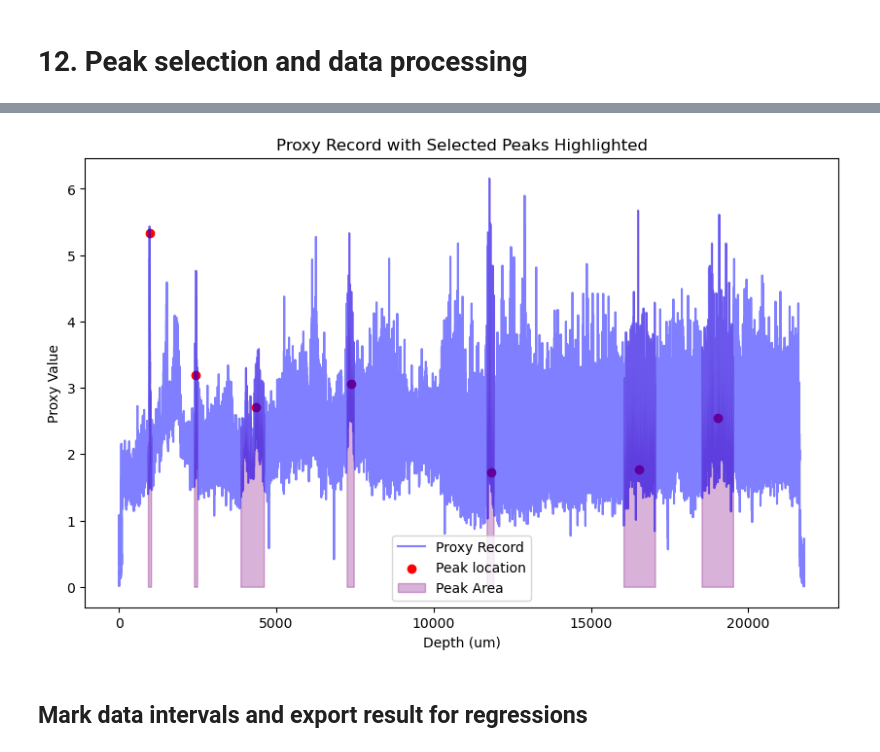
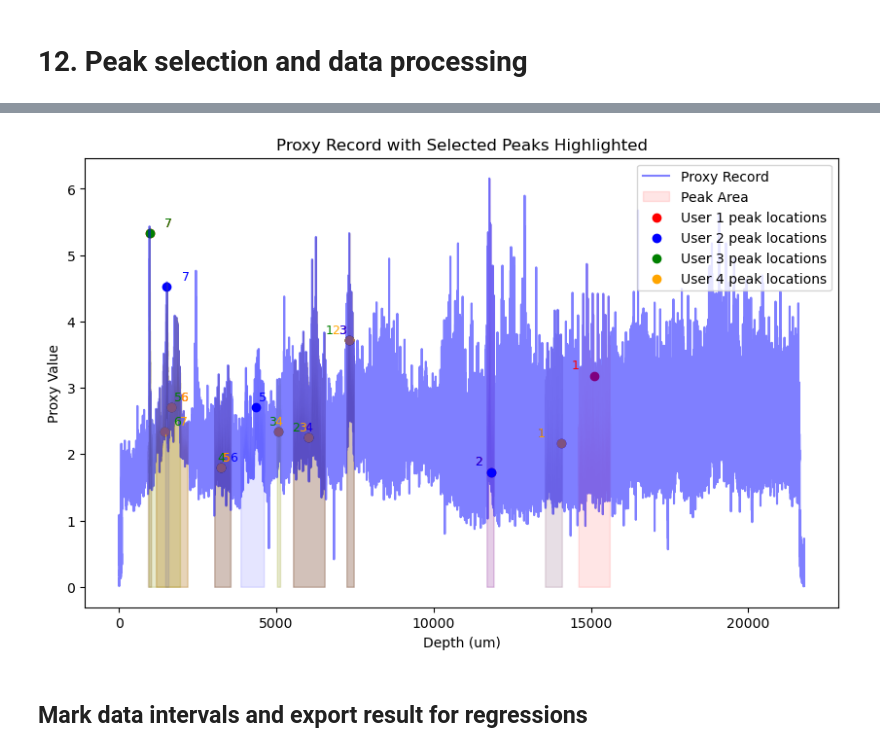
Before and after one commit to nielsjdewinter/Cleanalyze_python, a Jupyter notebook: Cleanalyze_G652_sub.ipynb, the cells around one changed output, grey strips where cells are left out. Saved outputs shown, nothing was run; the diff lists cells and outputs as text; code cells hidden in the pictures.

Commit message:
Finished reprocessing Cleanalyze results based on manual detection.

```diff
--- a/Cleanalyze_G652_sub.ipynb
+++ b/Cleanalyze_G652_sub.ipynb
@@ -713,0 +716,14 @@ Plot saved to Cleanalyze_results/G652_sub_combined_likelihood_plot.png
+# %%
+# Load CSV files with peak detection results from all users
+peakID_1 = pd.read_csv('peak_selection/SpikeIDs_1.csv')
+peakID_2 = pd.read_csv('peak_selection/SpikeIDs_2.csv')
+peakID_3 = pd.read_csv('peak_selection/SpikeIDs_3.csv')
+peakID_4 = pd.read_csv('peak_selection/SpikeIDs_4.csv')
+
+# Extract peak numbers identified by each user for this specimen
+selected_peaks_1 = peakID_1[peakID_1['Specimen'] == 'G652'].iloc[0, 1:].astype(int).values
+selected_peaks_2 = peakID_2[peakID_2['Specimen'] == 'G652'].iloc[0, 1:].values
+selected_peaks_3 = peakID_3[peakID_3['Specimen'] == 'G652'].iloc[0, 1:].values
+selected_peaks_4 = peakID_4[peakID_4['Specimen'] == 'G652'].iloc[0, 1:].values
+
+print(selected_peaks_1)
@@ -714,43 +734,81 @@ Plot saved to Cleanalyze_results/G652_sub_combined_likelihood_plot.png
 # %%
-# Allow the user to select the peaks to keep
-selected_peaks = [2, 5, 8, 13, 16, 21, 24]  # Replace with the indices of the peaks you want to keep (ideally 7 in total)
+# Isolate the characteristics of the selected peaks
+# Create arrays to store peak selections from all users
+all_selected_indices = []
+all_peak_characteristics = []
 
-# Isolate the characteristics of the selected peaks
-selected_indices = np.array([i - 1 for i in selected_peaks])
-selected_peak_indices = peak_indices[selected_indices]
-selected_peak_depths = np.array(peak_depths)[selected_indices]
-selected_peak_proxy_values = np.array(peak_proxies)[selected_indices]
-selected_peak_depth_lefts = np.array(peak_depth_lefts)[selected_indices]
-selected_peak_depth_rights = np.array(peak_depth_rights)[selected_indices]
+for selected_peaks in [selected_peaks_1, selected_peaks_2, selected_peaks_3, selected_peaks_4]:
+    # Convert peak numbers to array indices (subtract 1 since peak numbers start at 1)
+    selected_indices = np.array([int(i) - 1 for i in selected_peaks])
+
+    # Get peak characteristics for this selection from the global peak arrays
+    peak_indices = all_peak_idx[selected_indices]
+    peak_depths = all_peak_depth[selected_indices]
+    peak_proxy_values = all_peak_proxy[selected_indices]
+    peak_depth_lefts = all_peak_depth_left[selected_indices]
+    peak_depth_rights = all_peak_depth_right[selected_indices]
+
+    # Store the results
+    all_selected_indices.append(selected_indices)
+    all_peak_characteristics.append({
+        'indices': peak_indices,
+        'depths': peak_depths,
+        'proxy_values': peak_proxy_values,
+        'depth_lefts': peak_depth_lefts,
+        'depth_rights': peak_depth_rights
+    })
 
 # Adjust the boundaries of selected peaks to ensure a minimum width of 100 micrometers
-for i in range(len(selected_peak_depths)):
-    peak_width = selected_peak_depth_rights[i] - selected_peak_depth_lefts[i]
-    if peak_width < 100:
-        half_width = 50  # Half of the desired minimum width
-        center = selected_peak_depths[i]
-        selected_peak_depth_lefts[i] = center - half_width
-        selected_peak_depth_rights[i] = center + half_width
+for user_peaks in all_peak_characteristics:
+    lefts = user_peaks['depth_lefts']
+    rights = user_peaks['depth_rights']
+    centers = user_peaks['depths']
+    for i in range(len(centers)):
+        peak_width = rights[i] - lefts[i]
+        if peak_width < 100:
+            half_width = 50
+            center = centers[i]
+            lefts[i] = center - half_width
+            rights[i] = center + half_width
 
 # Plot the record along with the selected peaks and shaded areas
 plt.figure(figsize = (10, 6))
 
 # Plot the proxy record
 plt.plot(ts2['depth'], ts2['proxy_filtered'], label = 'Proxy Record', color = 'blue', alpha = 0.5)
 
 # Highlight the selected peaks and shade the areas under the peaks
-for i, peak_idx in enumerate(selected_peak_indices):
-    plt.scatter(selected_peak_depths[i], selected_peak_proxy_values[i], color = 'red', label = f'Peak location' if i == 0 else "")
-    plt.fill_between(ts2['depth'], 0, ts2['proxy_filtered'], where = (ts2['depth'] >= selected_peak_depth_lefts[i]) & (ts2['depth'] <= selected_peak_depth_rights[i]), color = 'purple', alpha = 0.3, label = 'Peak Area' if i == 0 else "")
+
+# Define a list of colors for each user's selections
+user_colors = ['red', 'blue', 'green', 'orange']
+
+# Plot selections from each user
+for i, user_peaks in enumerate(all_peak_characteristics):
+    # Shade the areas under the peaks
+    for j in range(len(user_peaks['depths'])):
+        plt.fill_between(ts2['depth'], 0, ts2['proxy_filtered'],
+                        where=(ts2['depth'] >= user_peaks['depth_lefts'][j]) &
+                              (ts2['depth'] <= user_peaks['depth_rights'][j]),
+                        color=user_colors[i], alpha=0.1,
+                        label='Peak Area' if i == 0 and j == 0 else "")
+    # Plot the peak locations
+    plt.scatter(user_peaks['depths'], user_peaks['proxy_values'],
+               color=user_colors[i], alpha=1,
+               label=f'User {i+1} peak locations')
+
+    # Add labels for each peak
+    for j in range(len(user_peaks['depths'])):
+        plt.text(user_peaks['depths'][j] + 200 * (j - 3), user_peaks['proxy_values'][j] + 0.1, # Add offsets to avoid overlap (custom jitter)
+                 f'{j+1}', color=user_colors[i], fontsize=9, ha='center')
 
 # Add labels, title, and legend
 plt.xlabel('Depth (um)')
 plt.ylabel('Proxy Value')
 plt.title('Proxy Record with Selected Peaks Highlighted')
 plt.legend()
 plt.show()
 # %% [output]
-[figure, old version]
+[figure, new version]
 # %% [markdown]
 ## Mark data intervals and export result for regressions
 # %%
```
Also changed, not shown: parts of 5 cells of this notebook, 36 other files.
